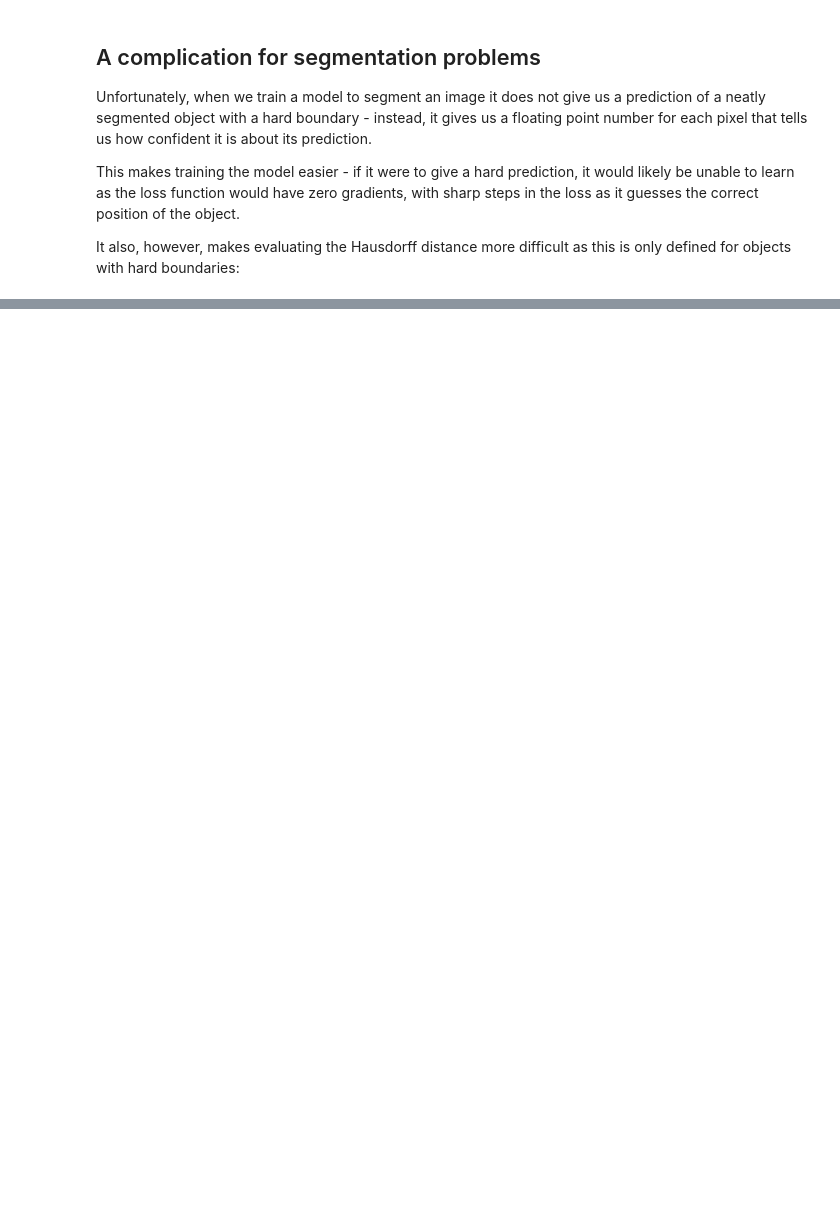
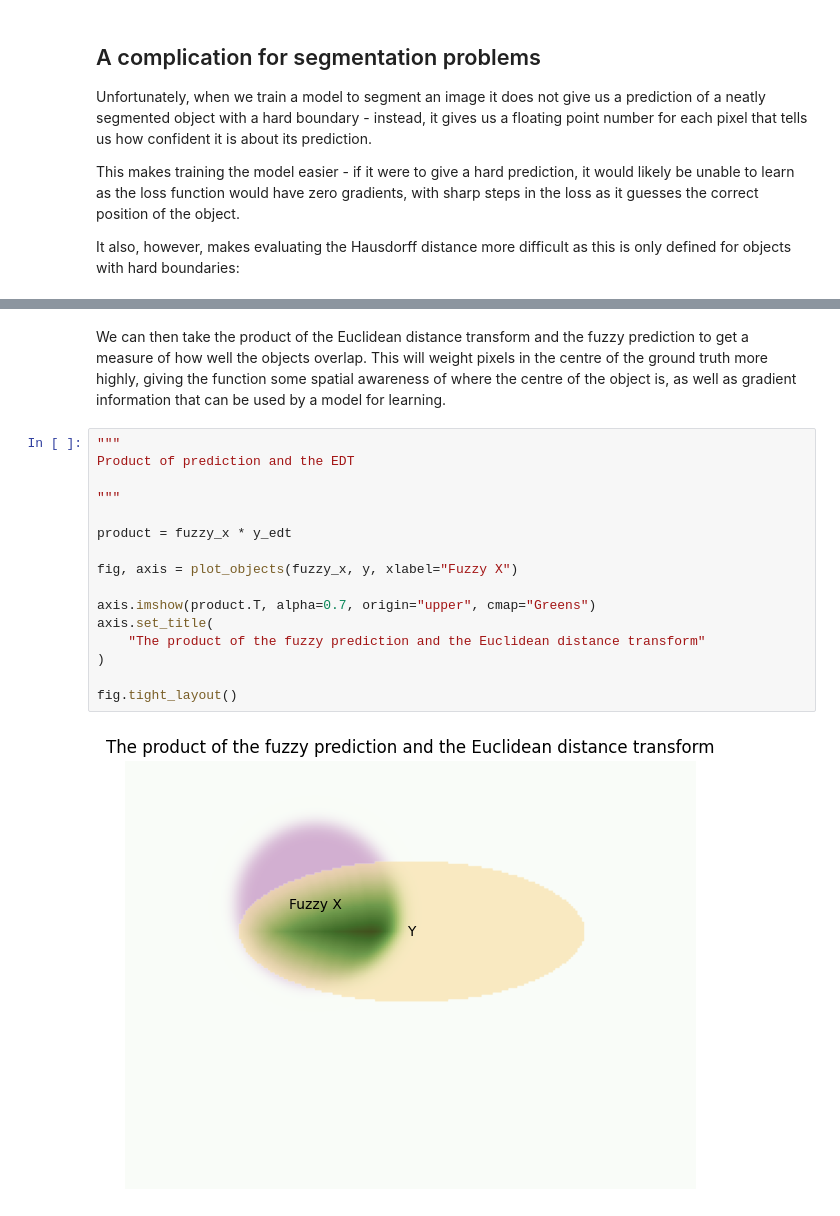
Before and after one commit to JGIBristol/fish_test, a Jupyter notebook: haussdorf_loss.ipynb, the cells around one changed output, grey strips where cells are left out. Saved outputs shown, nothing was run; the diff lists cells and outputs as text; blank space fills up the shorter version.

```diff
--- a/haussdorf_loss.ipynb
+++ b/haussdorf_loss.ipynb
@@ -123,0 +156,21 @@ fig.tight_layout()
+# %% [markdown]
+We can then take the product of the Euclidean distance transform and the fuzzy prediction to get a measure of how well the objects overlap.
+This will weight pixels in the centre of the ground truth more highly, giving the function some spatial awareness of where the centre of the object is, as well as gradient information that can be used by a model for learning.
+# %%
+"""
+Product of prediction and the EDT
+
+"""
+
+product = fuzzy_x * y_edt
+
+fig, axis = plot_objects(fuzzy_x, y, xlabel="Fuzzy X")
+
+axis.imshow(product.T, alpha=0.7, origin="upper", cmap="Greens")
+axis.set_title(
+    "The product of the fuzzy prediction and the Euclidean distance transform"
+)
+
+fig.tight_layout()
+# %% [output]
+[figure, added]
```
Also changed, not shown: parts of 7 cells of this notebook.
